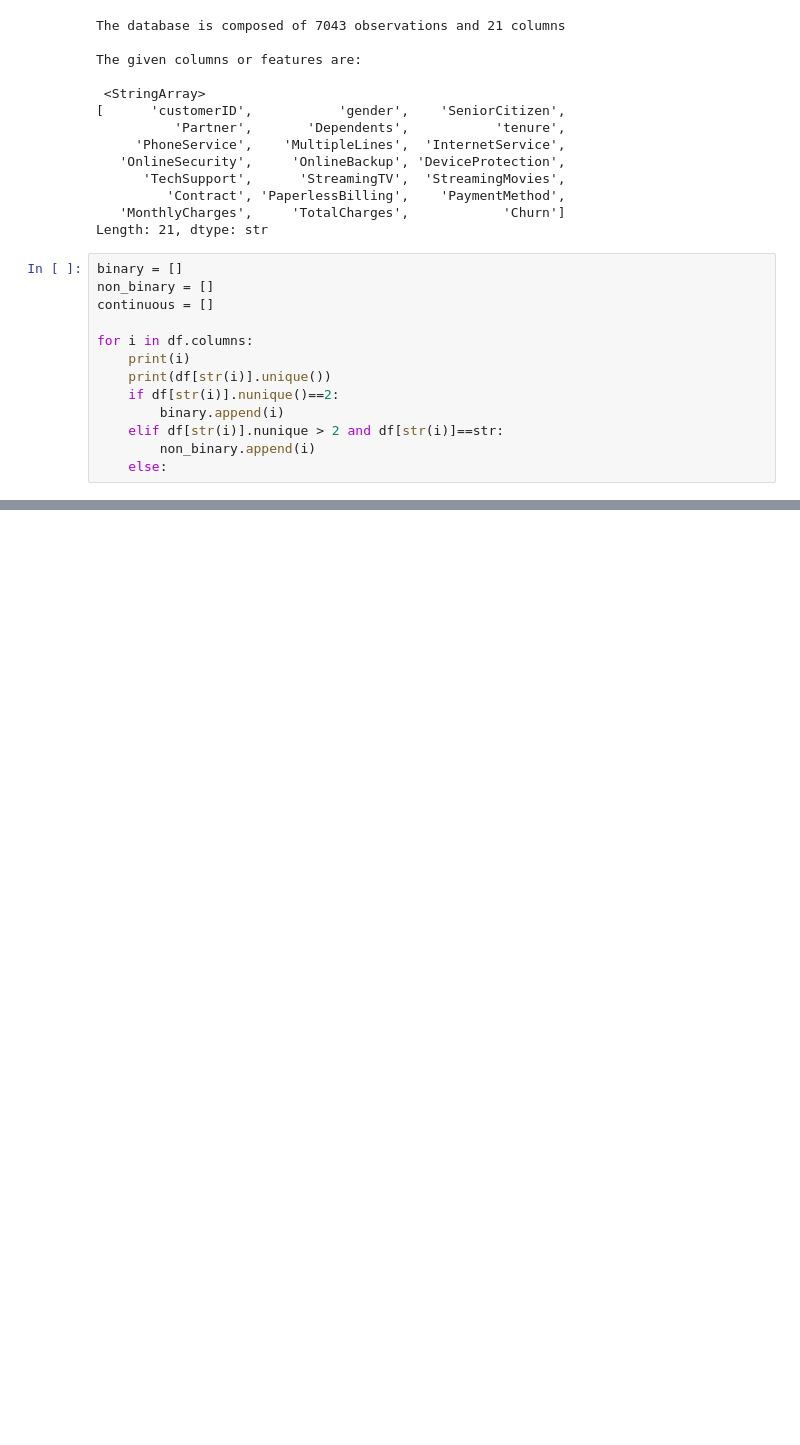
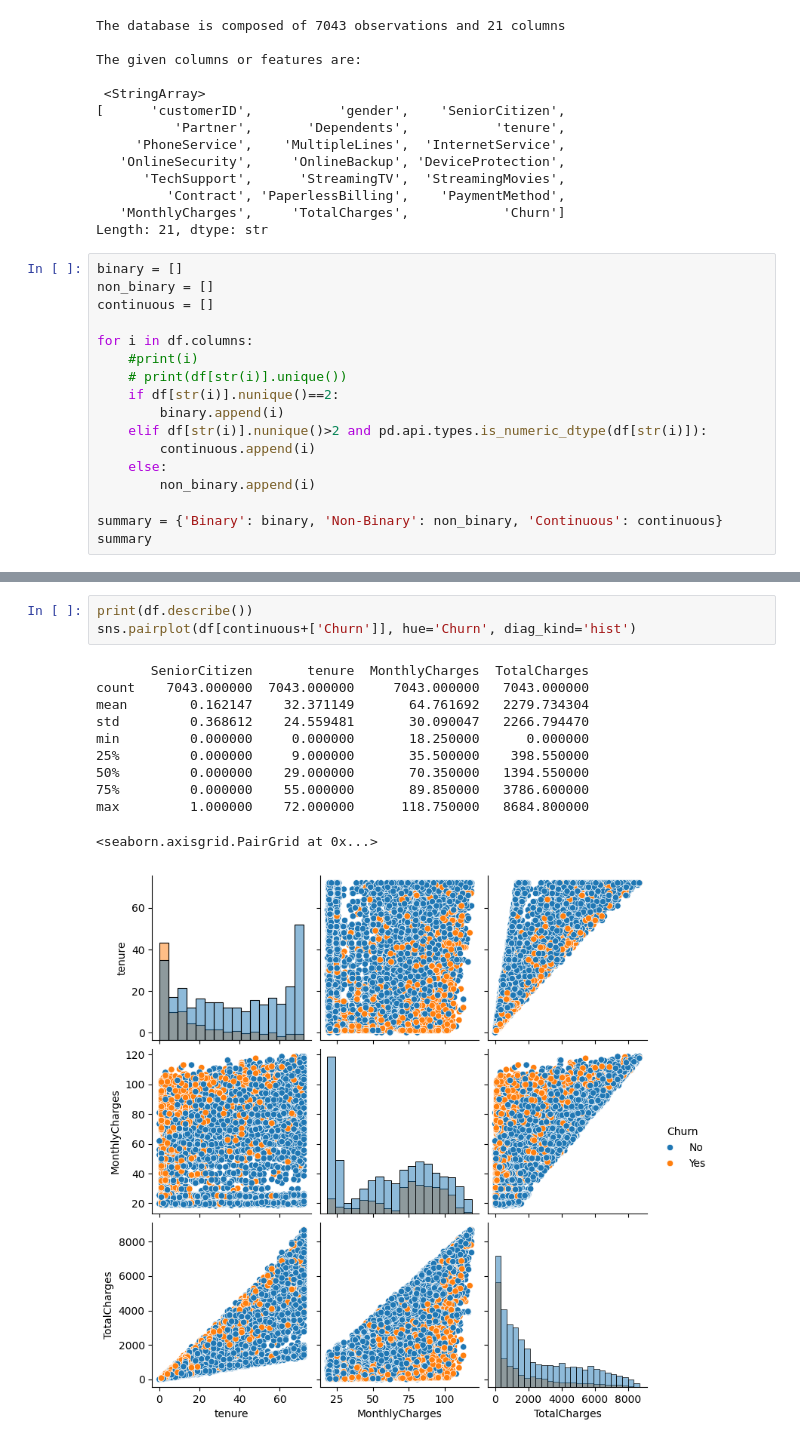
Before and after one commit to Sidik0001/Application-of-AI, a Jupyter notebook: AI.ipynb, the cells around one changed output, grey strips where cells are left out. Saved outputs shown, nothing was run; the diff lists cells and outputs as text; blank space fills up the shorter version.

```diff
--- a/AI.ipynb
+++ b/AI.ipynb
@@ -40,11 +43,15 @@ non_binary = []
 continuous = []
 
 for i in df.columns:
-    print(i)
-    print(df[str(i)].unique())
+    #print(i)
+    # print(df[str(i)].unique())
     if df[str(i)].nunique()==2:
         binary.append(i)
-    elif df[str(i)].nunique > 2 and df[str(i)]==str:
+    elif df[str(i)].nunique()>2 and pd.api.types.is_numeric_dtype(df[str(i)]):
+        continuous.append(i)
+    else:
         non_binary.append(i)
-    else:
+
+summary = {'Binary': binary, 'Non-Binary': non_binary, 'Continuous': continuous}
+summary
 # %% [output]
@@ -121,0 +119,15 @@ dtype: object
+# %%
+print(df.describe())
+sns.pairplot(df[continuous+['Churn']], hue='Churn', diag_kind='hist')
+# %% [output]
+       SeniorCitizen       tenure  MonthlyCharges  TotalCharges
+count    7043.000000  7043.000000     7043.000000   7043.000000
+mean        0.162147    32.371149       64.761692   2279.734304
+std         0.368612    24.559481       30.090047   2266.794470
+min         0.000000     0.000000       18.250000      0.000000
+25%         0.000000     9.000000       35.500000    398.550000
+50%         0.000000    29.000000       70.350000   1394.550000
+75%         0.000000    55.000000       89.850000   3786.600000
+max         1.000000    72.000000      118.750000   8684.800000
+<seaborn.axisgrid.PairGrid at 0x...>
+[figure, added]
```
Also changed, not shown: parts of 9 cells of this notebook.
